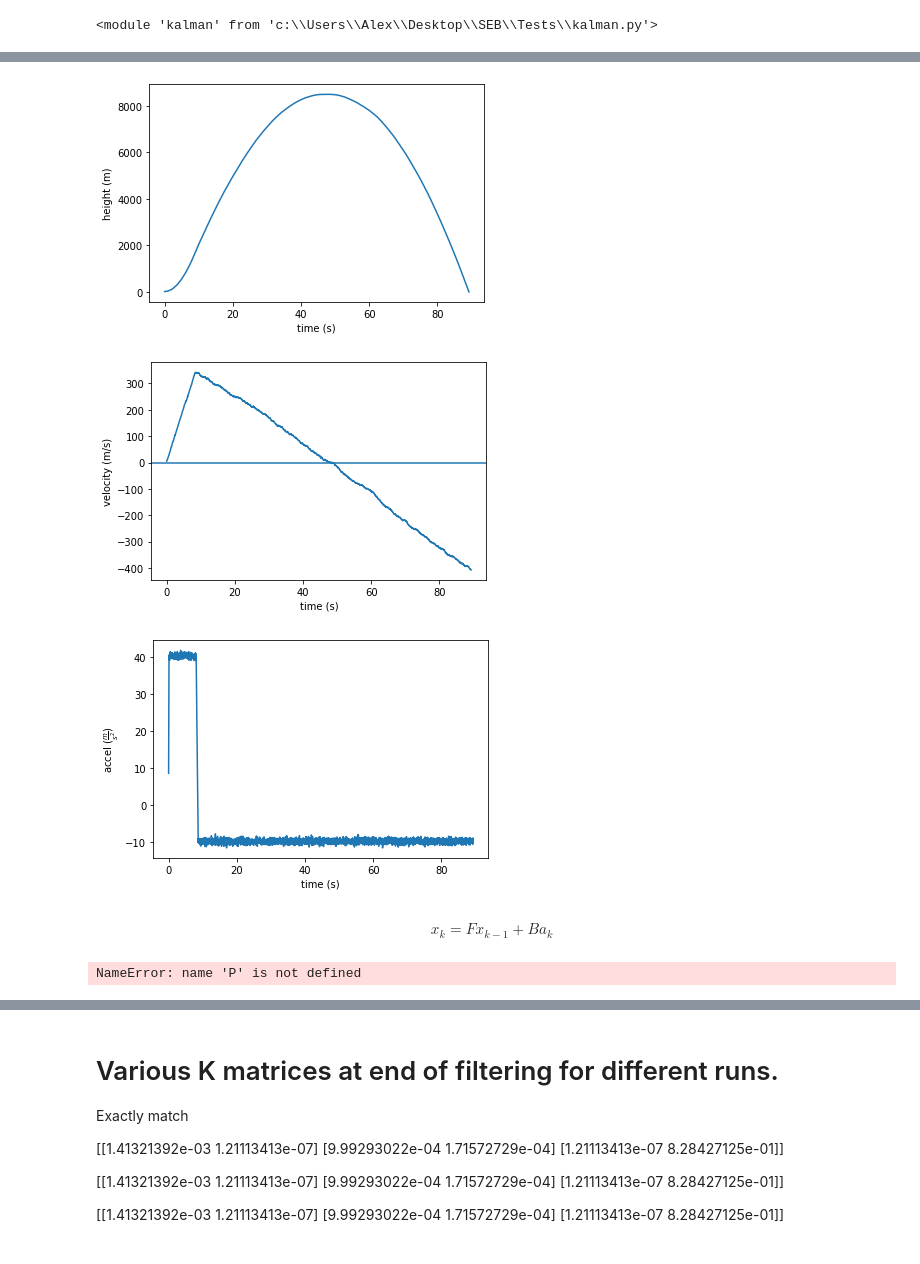
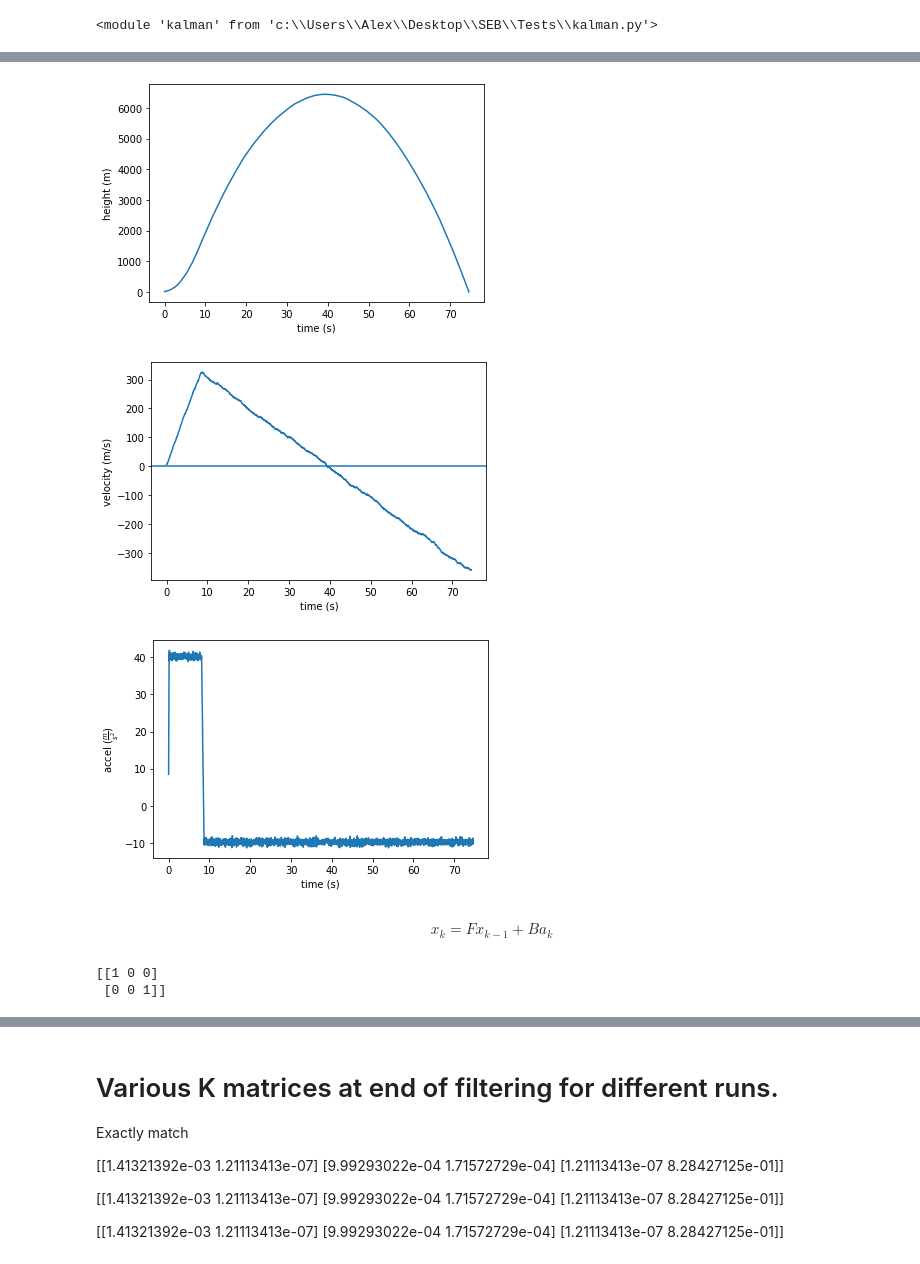
Before and after one commit to Space-Enterprise-at-Berkeley/Tests, a Jupyter notebook: Barometer Apogee detection test.ipynb, the cells around one changed output, grey strips where cells are left out. Saved outputs shown, nothing was run; the diff lists cells and outputs as text; code cells hidden in the pictures.

```diff
--- a/Barometer Apogee detection test.ipynb
+++ b/Barometer Apogee detection test.ipynb
@@ -86,28 +86,29 @@ num steps: 4463
 # %%
-kalman.plot_states(T, raw_data, 0, 60000)
+kalman.plot_states(T, raw_data, 0, 100000)
 # %% [output]
-[figure, old version]
+[figure, new version]
-[figure, old version]
+[figure, new version]
-[figure, old version]
+[figure, new version]
 # %% [markdown]
 $$x_k = F x_{k-1} + B a_k$$
 # %%
-H = kalman.H
-
-# converge K
-"""
+""" converge K
 for i in range(50):
     S = (H@P)@H.T + R
     K = (P@H.T)@np.linalg.inv(S)
     P = (np.identity(3) - K@H)@P
     P = A@(P@A.T) + Q
+"""
 
-print(K)
+H = np.matrix([[1, 0, 0],
+               [0, 0, 1]])
+
+#print(K)
 print(H)
-print(P)
-"""
+#print(P)
 # %% [output]
-NameError: name 'P' is not defined
+[[1 0 0]
+ [0 0 1]]
 # %%
 #create vector of measurements
 z = np.asarray([H@x for x in raw_data])
```
Also changed, not shown: parts of 6 cells of this notebook.
